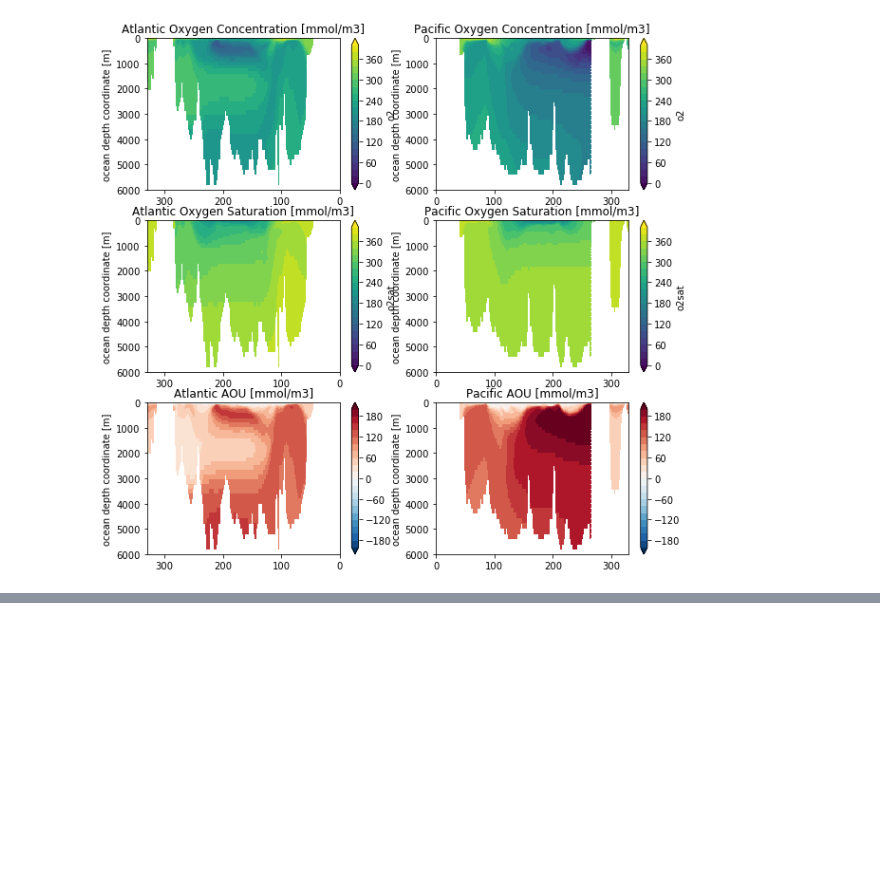
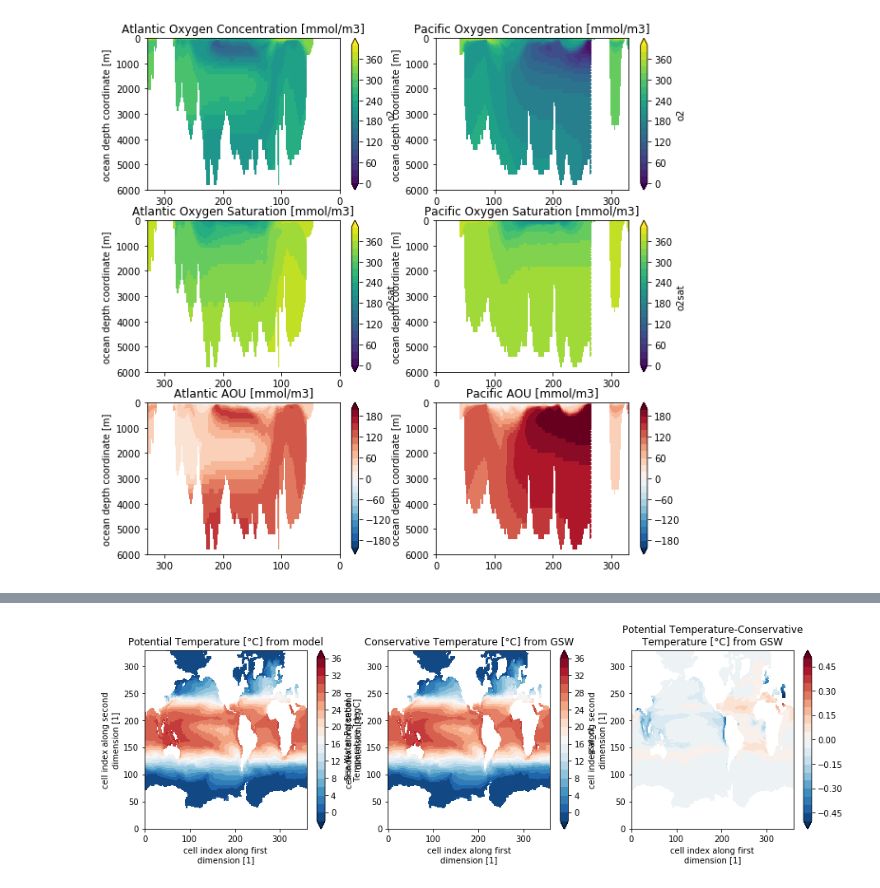
Before and after one commit to mara-freilich/cmip6hack-ocean-bgc, a Jupyter notebook: notebooks/jml_dissic_prereg.ipynb, the cells around one changed output, grey strips where cells are left out. Cells and saved outputs as stored; diff of their text form; code cells hidden in the pictures; blank space fills up the shorter version.

```diff
--- a/notebooks/jml_dissic_prereg.ipynb
+++ b/notebooks/jml_dissic_prereg.ipynb
@@ -124,7 +98,7 @@ cat = col.search(experiment_id='historical',
                  source_id=['UKESM1-0-LL'])
 # Load the data
 dset_dict = cat.to_dataset_dict(zarr_kwargs={'consolidated': True, 'decode_times': False},
-                                cdf_kwargs={'chunks': {'time':60, 'i':30, 'j':30}, 'decode_times': False})
+                                cdf_kwargs={'chunks': {'time':30}, 'decode_times': False})
 modelt=dset_dict['CMIP.MOHC.UKESM1-0-LL.historical.Omon.gn']
 # %% [output]
 --> The keys in the returned dictionary of datasets are constructed as follows:
@@ -245,0 +215,16 @@ array([5.057600e-01, 1.555855e+00, 2.667682e+00, 3.856280e+00, 5.140361e+00,
+# %%
+#Calculate Conservative Temperature
+
+modelt['gsw_ct']=xr.apply_ufunc(gsw.CT_from_t, models.gsw_as, modelt.thetao.isel(time=-1), modelt.lev, dask='allowed')
+
+fig, (ax1,ax2,ax3) = plt.subplots(figsize=(15,4),ncols=3,nrows=1)
+(modelt.isel(time=-1).isel(lev=0).thetao).plot(ax=ax1,levels=np.arange(-2,38,2),extend="both")
+ax1.set_title("Potential Temperature [°C] from model")
+(modelt.isel(lev=0).gsw_ct).plot(ax=ax2,levels=np.arange(-2,38,2),extend="both")
+ax2.set_title("Conservative Temperature [°C] from GSW")
+tanom=(modelt.thetao-modelt.gsw_ct)
+(tanom.isel(time=-1).isel(lev=0)).plot(ax=ax3,levels=np.arange(-0.5,0.55,0.05),extend="both")
+ax3.set_title("Potential Temperature-Conservative\nTemperature [°C] from GSW")
+plt.show()
+# %% [output]
+[figure, added]
```
Also changed, not shown: parts of 21 cells of this notebook.
